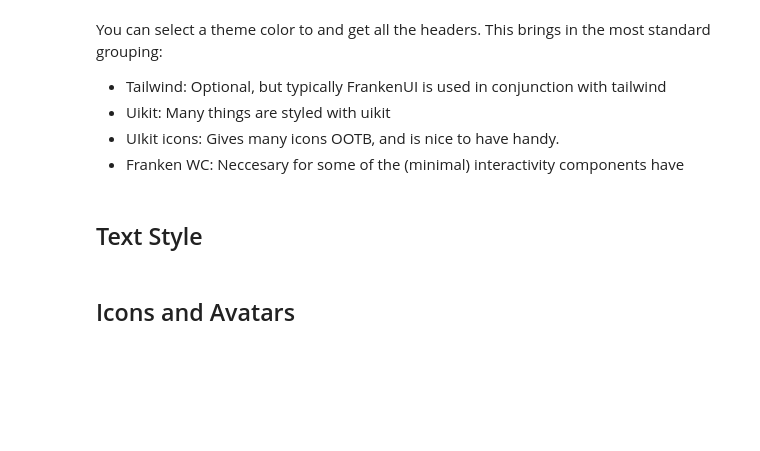
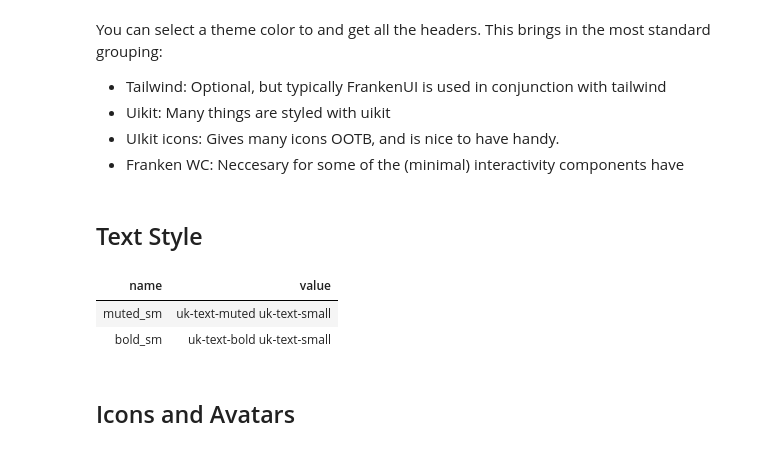
Before and after one commit to AnswerDotAI/fh-frankenui, a Jupyter notebook: lib_nbs/01_core.ipynb, the cells around one changed output. Drawn from its saved outputs; the diff is of its cells as text; code cells hidden in the pictures; blank space fills up the shorter version.

```diff
--- a/lib_nbs/01_core.ipynb
+++ b/lib_nbs/01_core.ipynb
@@ -43,6 +44,8 @@ def show_enum_options(enum):
          'description': '' if v.__doc__ in [None, 'An enumeration.', enum.__doc__] else v.__doc__}
         for k, v in enum.__members__.items()
     ])
+    if df['description'].str.strip().eq('').all():
+        df = df.drop(columns=['description'])
     return df.style.hide(axis='index')
 # %%
 from nbdev.showdoc import show_doc
@@ -590,9 +591,18 @@ TextT = create_uk_enum('TextT', (
 ))
 # %%
 #| export
-class TextFont(VEnum):
+class TextFont(Enum):
+    def __add__(self, other):   return stringify((self, other))
+    def __radd__(self, other):  return stringify((other, self))
+    def __str__(self): return self.value
     muted_sm = stringify((TextT.muted, TextT.small))
     bold_sm = stringify((TextT.bold, TextT.small))
+# %%
+show_enum_options(TextFont)
+# %% [output]
+| name | value |
+| muted_sm | uk-text-muted uk-text-small |
+| bold_sm | uk-text-bold uk-text-small |
 # %% [markdown]
 ## Icons and Avatars
 # %%
```
Also changed, not shown: parts of 8 cells of this notebook, 3 other files.
